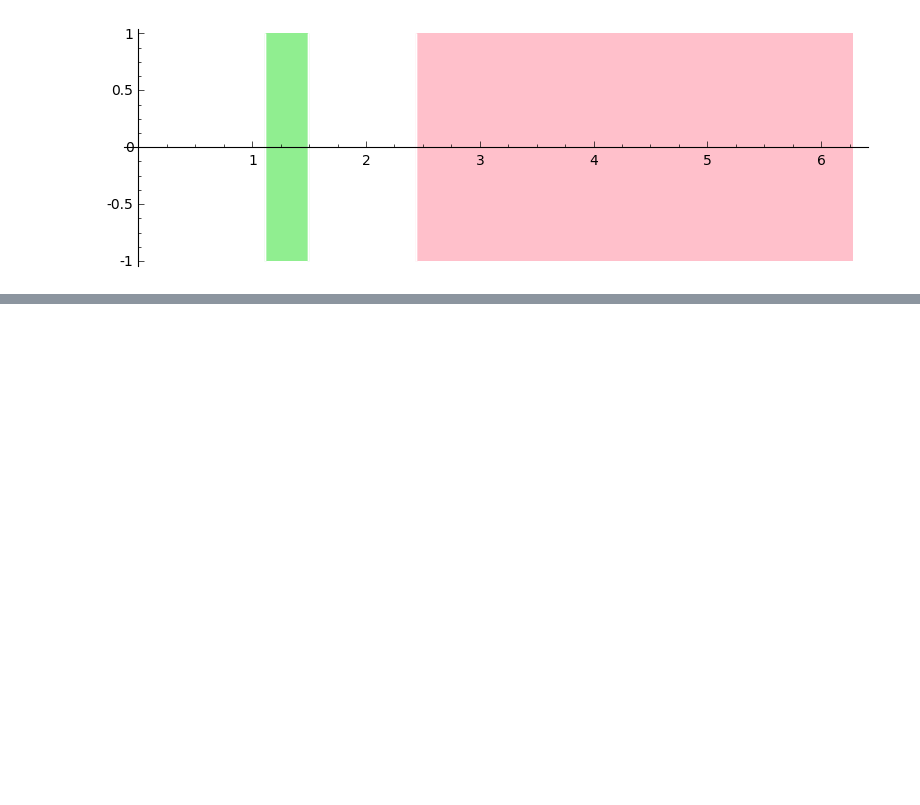
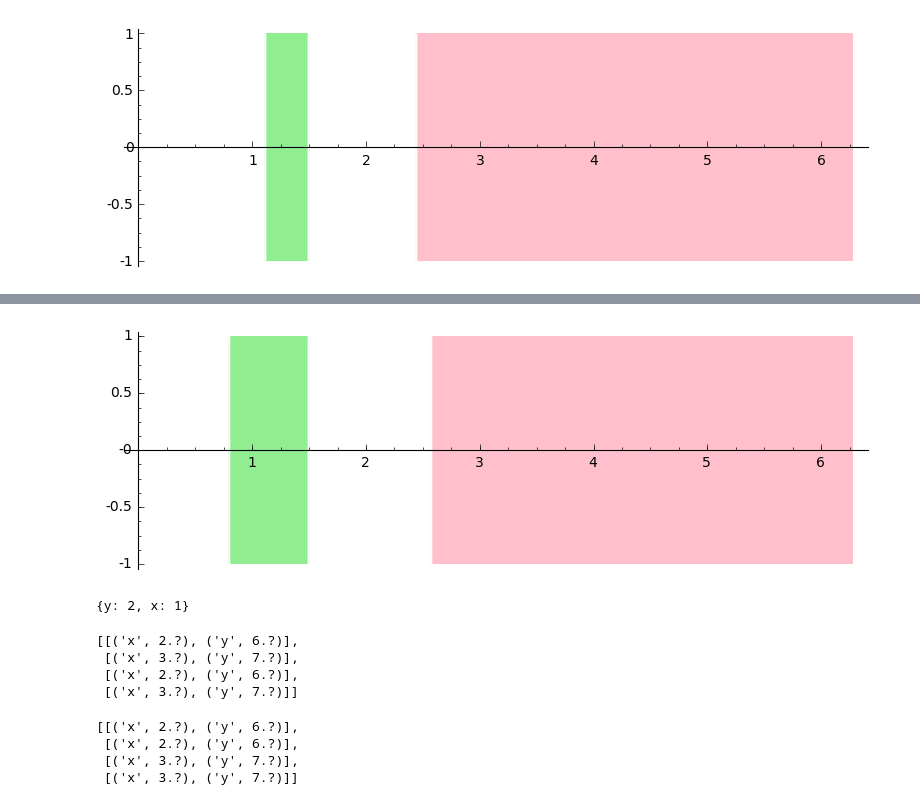
Before and after one commit to twright/Logic-of-Behaviour-in-Uncertain-Contexts, a Jupyter notebook: Whelks and lobsters context 2.ipynb, the cells around one changed output, grey strips where cells are left out. Cells and saved outputs as stored; diff of their text form; code cells hidden in the pictures; blank space fills up the shorter version.

Commit message:
Initial code and tests for context signal class, plus, support for evaluating reachsequences on a specific spatial context.

```diff
--- a/Whelks and lobsters context 2.ipynb
+++ b/Whelks and lobsters context 2.ipynb
@@ -374,3 +374,6 @@ limit_output extension: Maximum message size of 10000 exceeded with 10453 charac
 sig.plot()
 # %% [output]
 [figure]
+# %%
+sig = ({x: RIF(10, 10.05)} % G(RIF(0,0.2), P)
+       ).signal_for_system(vf, v3, 2*pi, **kwargs)
@@ -376,0 +399,8 @@ sig.plot()
+# %%
+sig.plot()
+# %% [output]
+[figure, added]
+# %%
+{x: 1, y: 2}
+# %% [output]
+{y: 2, x: 1}
@@ -376,0 +409,15 @@ sig.plot()
+# %%
+sorted(kxs)
+# %% [output]
+[[('x', 2.?), ('y', 6.?)],
+ [('x', 3.?), ('y', 7.?)],
+ [('x', 2.?), ('y', 6.?)],
+ [('x', 3.?), ('y', 7.?)]]
+# %%
+sorted(kxs,
+       key=lambda xs: [(k, x.endpoints()) for k, x in xs])
+# %% [output]
+[[('x', 2.?), ('y', 6.?)],
+ [('x', 2.?), ('y', 6.?)],
+ [('x', 3.?), ('y', 7.?)],
+ [('x', 3.?), ('y', 7.?)]]
```
Also changed, not shown: parts of 2 cells of this notebook, 13 other files.
